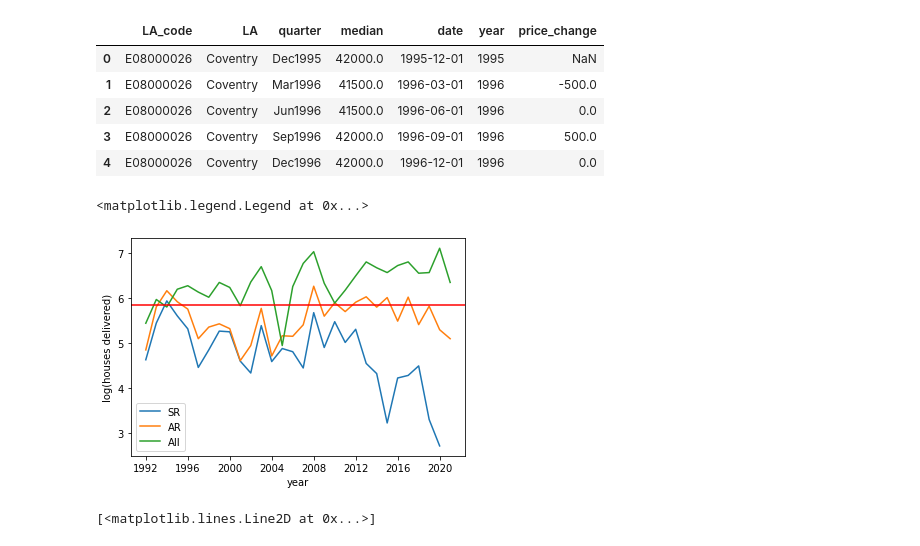
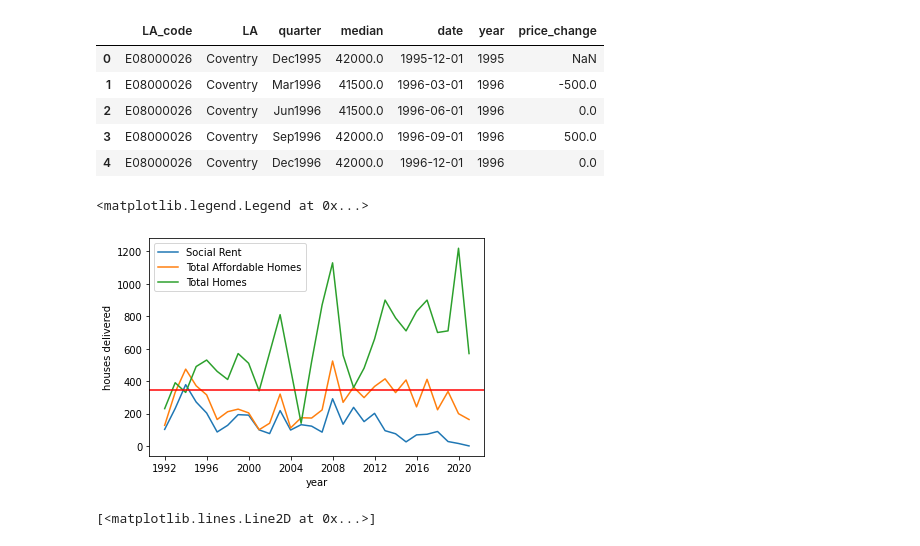
Before and after one commit to potato-bit/RA, a Jupyter notebook: cleaned datasets/analysis.ipynb, the cells around one changed output. Drawn from its saved outputs; the diff is of its cells as text; code cells hidden in the pictures.

```diff
--- a/cleaned datasets/analysis.ipynb
+++ b/cleaned datasets/analysis.ipynb
@@ -98,3 +98,6 @@ Filling in some missing values using external data and interpolation
 dcov.loc[13,'DC_Total'] = 140
 # %%
 dcov['DC_Total'] = dcov['DC_Total'].interpolate()
+# %%
+dcov['SR_p'] = (dcov['SR']/dcov['AR'])*100
+dcov
@@ -164,19 +189,19 @@ dcov4.head()
 | 4 | E08000026 | Coventry | Dec1996 | 42000.0 | 1996-12-01 | 1996 | 0.0 |
 # %%
 x = dcov['date']
-y1 = np.log(dcov['SR'])
-y2 = np.log(dcov['AR'])
-y3 = np.log(dcov['DC_Total'])
+y1 = dcov['SR']
+y2 = dcov['AR']
+y3 = dcov['DC_Total']
 plt.plot(x,y1)
 plt.plot(x,y2)
 plt.plot(x,y3)
-plt.axhline(y=np.log(348),color='r')
+plt.axhline(y=348,color='r')
 plt.xlabel('year')
-plt.ylabel('log(houses delivered)')
-plt.legend(['SR','AR','All'])
+plt.ylabel('houses delivered')
+plt.legend(['Social Rent','Total Affordable Homes','Total Homes'])
 # %% [output]
 <matplotlib.legend.Legend at 0x...>
-[figure, old version]
+[figure, new version]
 # %%
 a = dcov4.groupby('year').mean().index
 b = dcov4.groupby('year').mean().price_change
```
Also changed, not shown: parts of 21 cells of this notebook, 1 other file.
